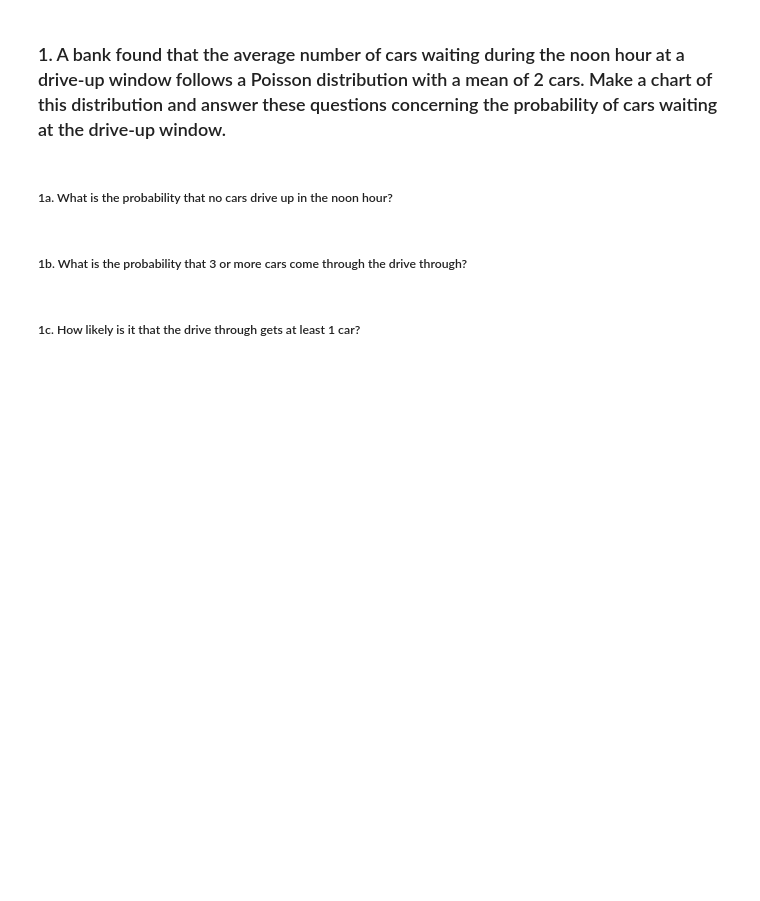
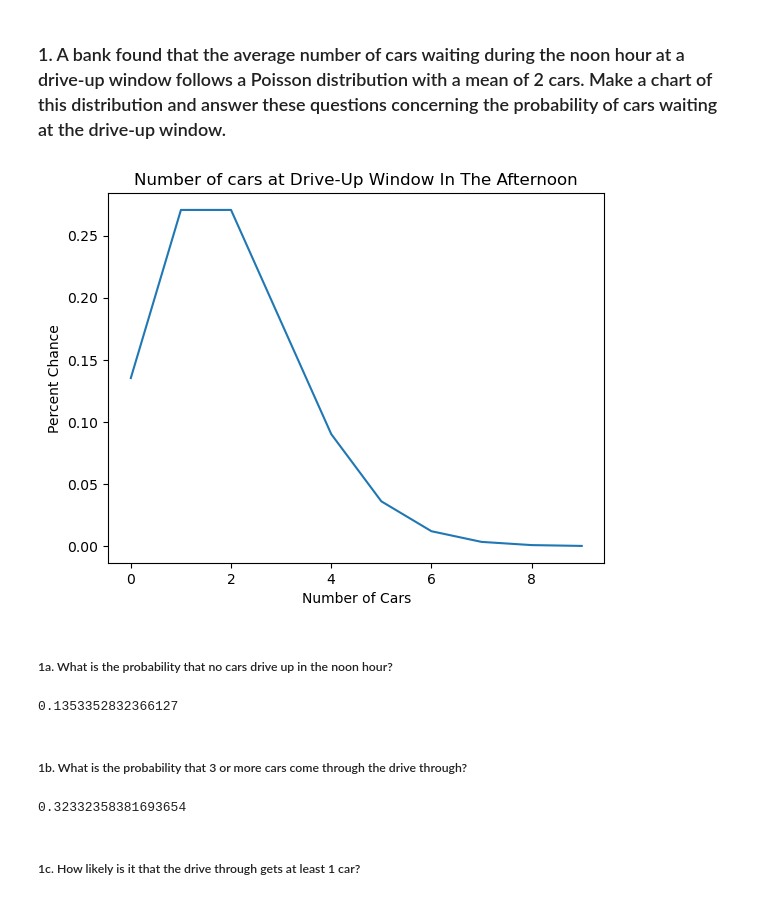
Before and after one commit to Jared-Wood135/statistics-exercises, a Jupyter notebook: probability_distributions.ipynb, the cells around one changed output. Cells and saved outputs as stored; diff of their text form; code cells hidden in the pictures; blank space fills up the shorter version.

```diff
--- a/probability_distributions.ipynb
+++ b/probability_distributions.ipynb
@@ -5,2 +11,12 @@
 # %% [markdown]
 ### 1. A bank found that the average number of cars waiting during the noon hour at a drive-up window follows a Poisson distribution with a mean of 2 cars. Make a chart of this distribution and answer these questions concerning the probability of cars waiting at the drive-up window.
+# %%
+x = np.arange(0,10)
+y = [sts.poisson(2).pmf(i) for i in x]
+plt.title('Number of cars at Drive-Up Window In The Afternoon')
+plt.xlabel('Number of Cars')
+plt.ylabel('Percent Chance')
+plt.plot(x, y)
+plt.show()
+# %% [output]
+[figure, added]
@@ -7,6 +25,14 @@
 # %% [markdown]
 ##### 1a. What is the probability that no cars drive up in the noon hour?
+# %%
+carsatwindow.pmf(0)
+# %% [output]
+0.1353352832366127
 # %% [markdown]
 ##### 1b. What is the probability that 3 or more cars come through the drive through?
+# %%
+carsatwindow.sf(2)
+# %% [output]
+0.32332358381693654
 # %% [markdown]
 ##### 1c. How likely is it that the drive through gets at least 1 car?
```
Also changed, not shown: parts of 32 cells of this notebook.
